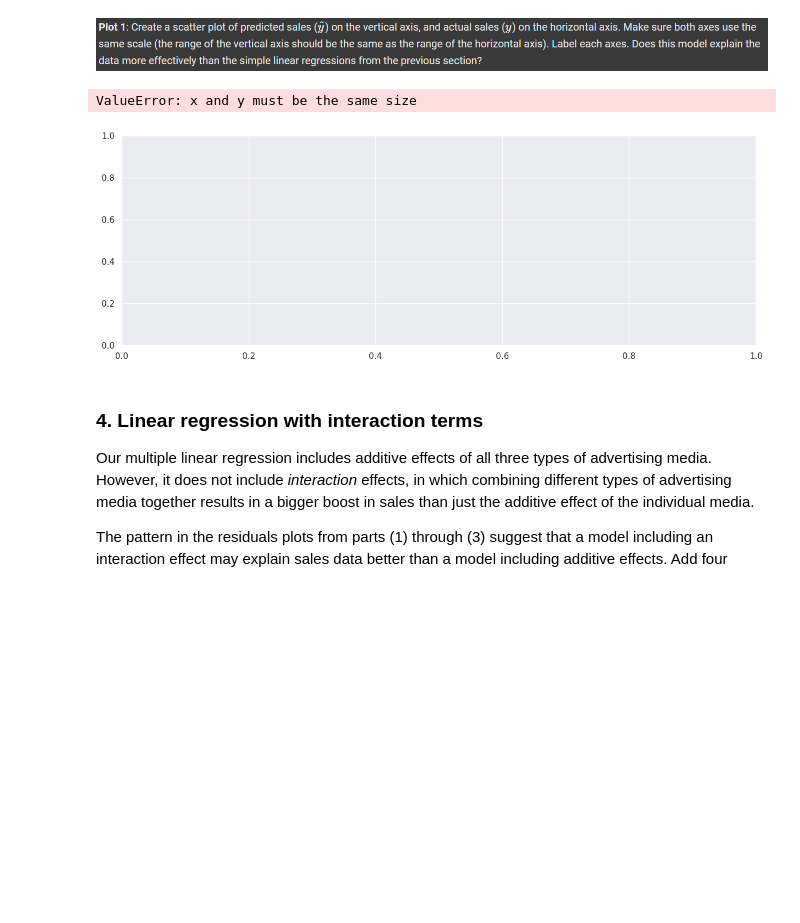
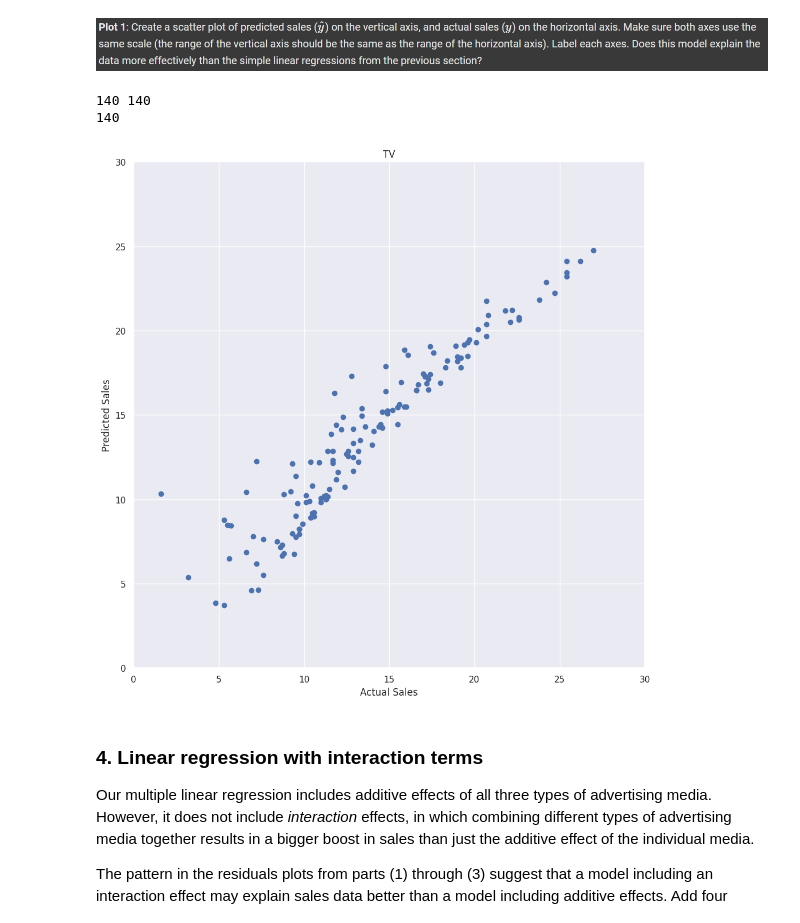
Before and after one commit to ZoeMcFife/5AHITM, a Jupyter notebook: INSY/Colab/#2024-11-28#/linear-regression.ipynb, the cells around one changed output. Cells and saved outputs as stored; diff of their text form; code cells hidden in the pictures; blank space fills up the shorter version.

```diff
--- a/INSY/Colab/#2024-11-28#/linear-regression.ipynb
+++ b/INSY/Colab/#2024-11-28#/linear-regression.ipynb
@@ -411,27 +413,33 @@ Multiple regression MSE:  2.4406300760885373
 # %% [markdown]
 ![image.png](embedded-picture-1)
 # %%
-fig, ax = plt.subplots(figsize=(15, 5))
+print(len(train['sales']), len(y_pred_tr_multi))
+print(len(train['radio']))
+
+fig, ax = plt.subplots(figsize=(10, 10))
 
 def plot_predicted_vs_actual(ax, y_true, y_pred, title):
     min_val = 0
     max_val = 30
 
     ax.scatter(y_true, y_pred)
     ax.set_xlabel("Actual Sales")
     ax.set_ylabel("Predicted Sales")
     ax.set_title(title)
     ax.set_xlim(min_val, max_val)
     ax.set_ylim(min_val, max_val)
 
 
-plot_predicted_vs_actual(ax, train['sales'], y_pred_ts_multi, "TV")
+plot_predicted_vs_actual(ax, train['sales'], y_pred_tr_multi, "TV")
 
 plt.tight_layout()
 plt.show()
+
+# Yes, this model is close to a linear graph, where x = y, so it predicts the data better
 # %% [output]
-ValueError: x and y must be the same size
+140 140
+140
-[figure, old version]
+[figure, new version]
 # %% [markdown]
 ### 4. Linear regression with interaction terms
 
```
Also changed, not shown: parts of 1 cell of this notebook.
